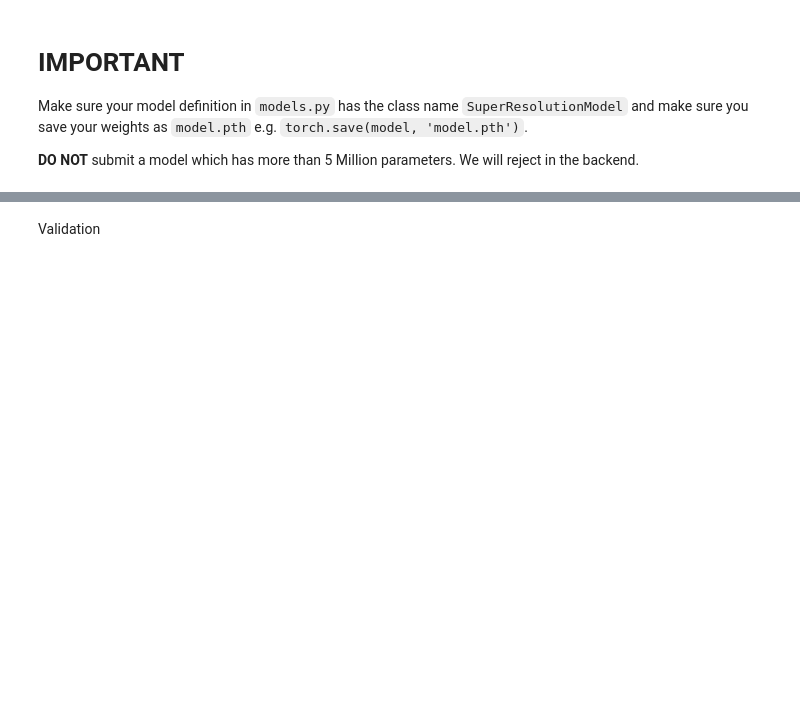
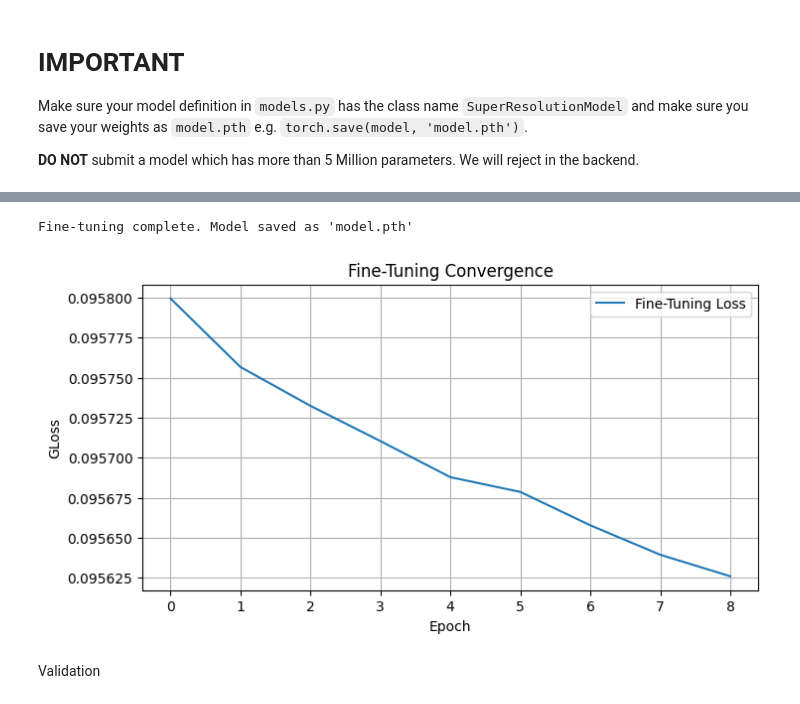
Before and after one commit to dylanneve1/4c16-labs, a Jupyter notebook: lab-07/Lab 7.ipynb, the cells around one changed output, grey strips where cells are left out. Drawn from its saved outputs; the diff is of its cells as text; code cells hidden in the pictures; blank space fills up the shorter version.

```diff
--- a/lab-07/Lab 7.ipynb
+++ b/lab-07/Lab 7.ipynb
@@ -468,3 +557,21 @@ Total parameters: 5
+# %%
+# 5. Save the Fine-Tuned Model
+# Overwrite the previous model.pth with this improved version
+torch.save(sr_model.state_dict(), 'model.pth')
+print("Fine-tuning complete. Model saved as 'model.pth'")
+
+# 6. Quick Visualization of the Fine-Tuning Loss Curve
+plt.figure(figsize=(8, 4))
+plt.plot(ft_losses, label='Fine-Tuning Loss')
+plt.title('Fine-Tuning Convergence')
+plt.xlabel('Epoch')
+plt.ylabel('GLoss')
+plt.grid(True)
+plt.legend()
+plt.show()
+# %% [output]
+Fine-tuning complete. Model saved as 'model.pth'
+[figure, added]
 # %% [markdown]
 Validation
 # %%
```
Also changed, not shown: parts of 4 cells of this notebook, 2 other files.
